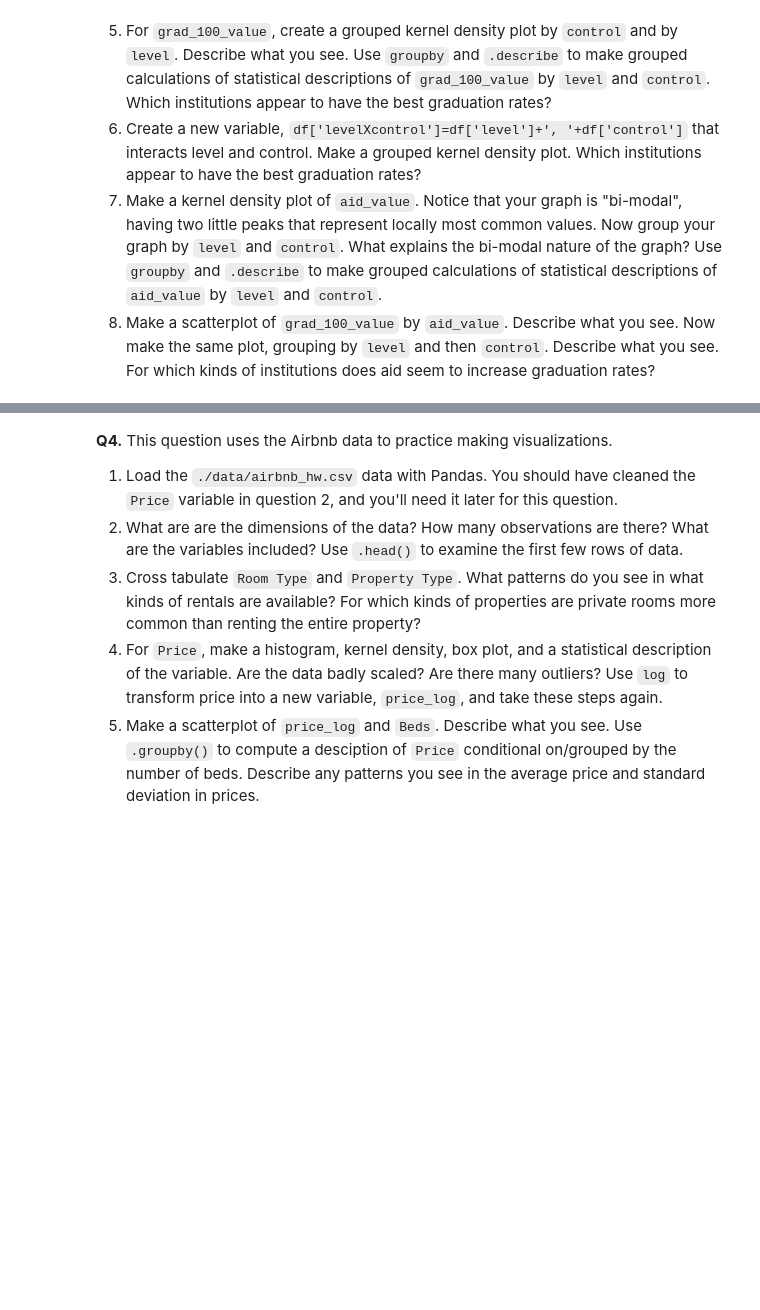
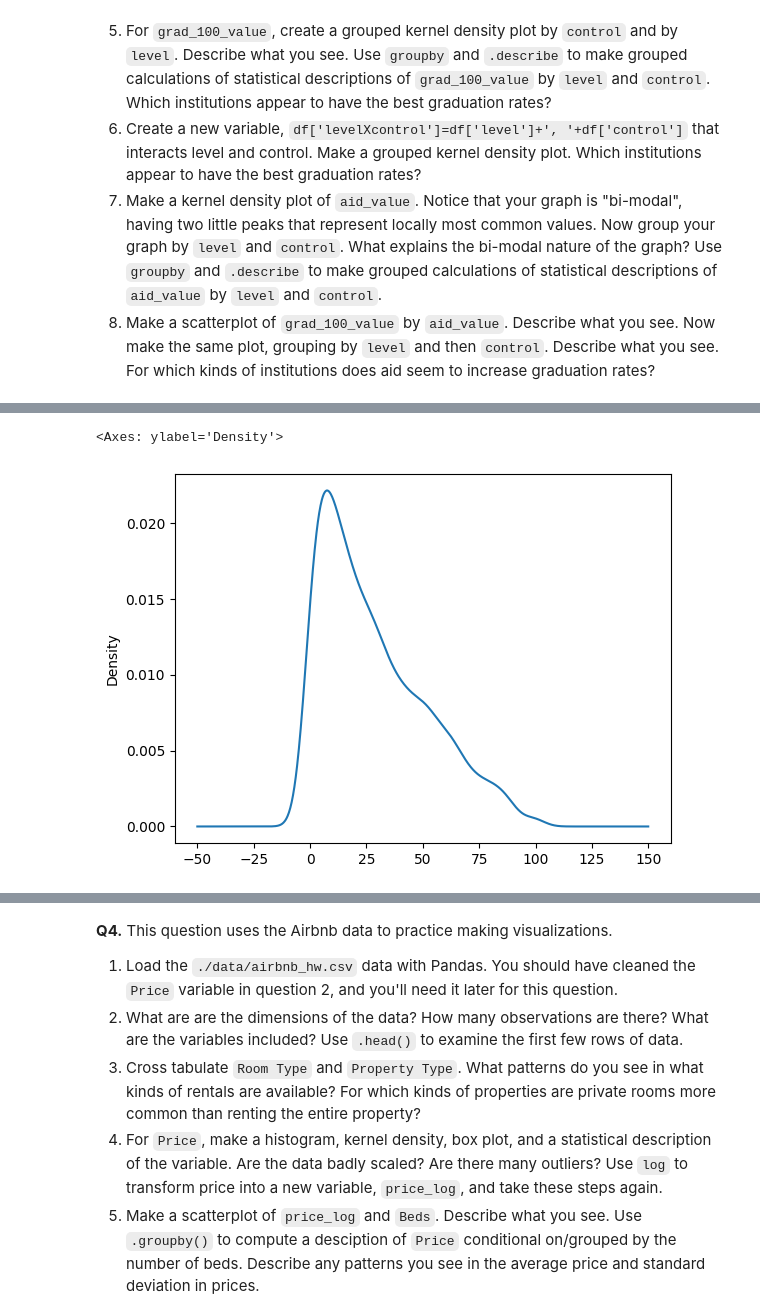
Before and after one commit to Ann924/assignment2, a Jupyter notebook: Copy_of_assignment2.ipynb, the cells around one changed output, grey strips where cells are left out. Drawn from its saved outputs; the diff is of its cells as text; code cells hidden in the pictures; blank space fills up the shorter version.

```diff
--- a/Copy_of_assignment2.ipynb
+++ b/Copy_of_assignment2.ipynb
@@ -295,0 +336,5 @@ The "relevant" variables for this question are:
+# %%
+df['grad_100_value'].plot.density()
+# %% [output]
+<Axes: ylabel='Density'>
+[figure, added]
```
Also changed, not shown: parts of 12 cells of this notebook.
